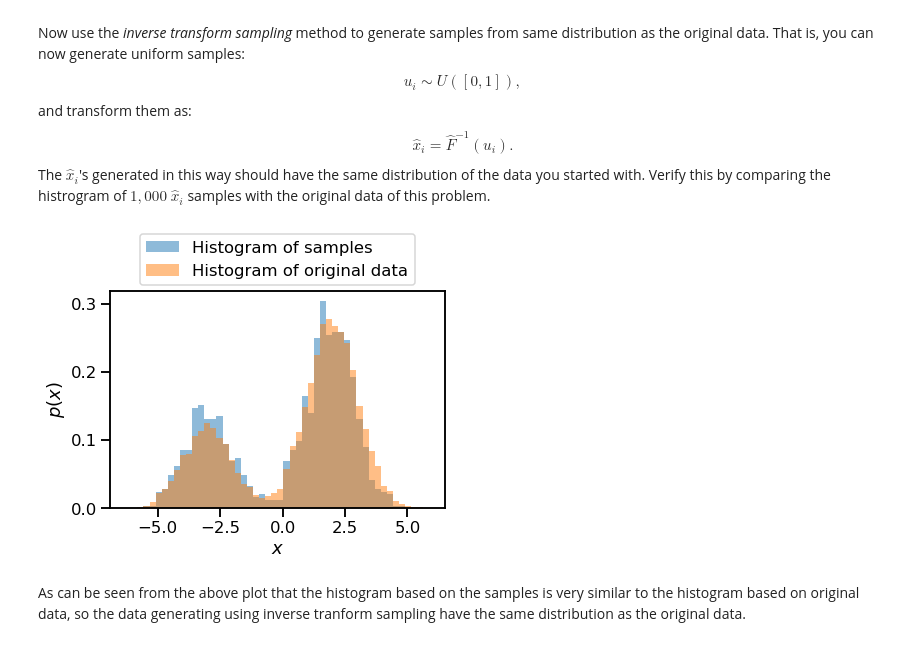
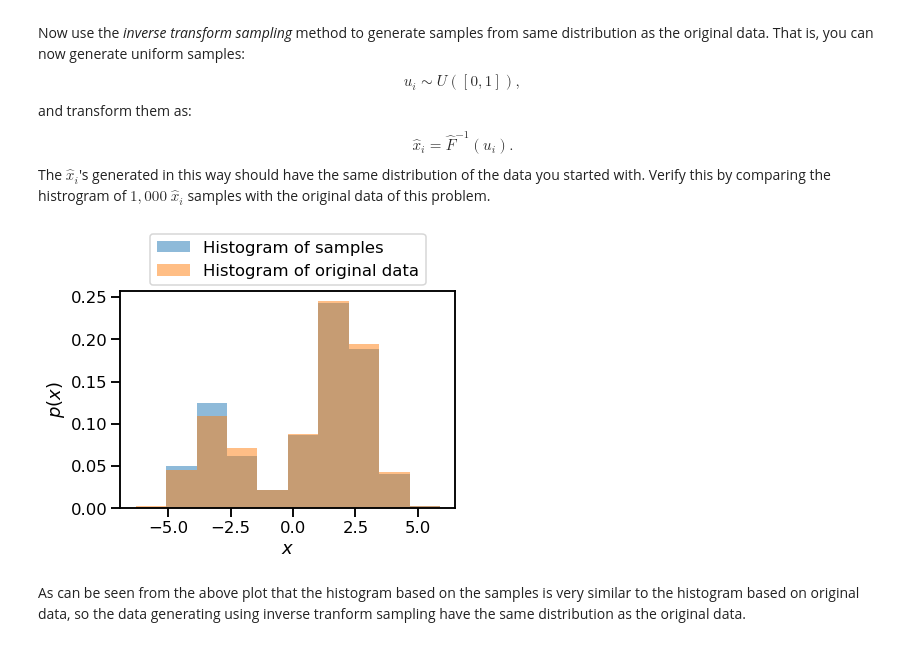
Before and after one commit to dhillonparveen/uq-course, a Jupyter notebook: homeworks/hw_02.ipynb, the cells around one changed output. Cells and saved outputs as stored; diff of their text form; code cells hidden in the pictures.

```diff
--- a/homeworks/hw_02.ipynb
+++ b/homeworks/hw_02.ipynb
@@ -340,20 +340,20 @@ Verify this by comparing the histrogram of $1,000$ $\hat{x}_i$ samples with the
 # %%
 def sample_ECDF():
     u = np.random.rand()
     return myiECDF_base(u)
 
 num_samples = 1000
 xi = [sample_ECDF() for _ in range(num_samples)]
 fig, ax = plt.subplots()
 x_min = data.min()
 x_max = data.max()
-ax.hist(xi, alpha=0.5, density=True, bins=50, range=(x_min,x_max), label='Histogram of samples')
-ax.hist(data, alpha=0.5, density=True, bins=50, range=(x_min,x_max), label='Histogram of original data')
+ax.hist(xi, alpha=0.5, density=True, bins=10, range=(x_min,x_max), label='Histogram of samples')
+ax.hist(data, alpha=0.5, density=True, bins=10, range=(x_min,x_max), label='Histogram of original data')
 ax.set_xlabel('$x$')
 ax.set_ylabel('$p(x)$')
 plt.legend(bbox_to_anchor=(0., 1.14, 1., .16),loc='upper center');
 # %% [output]
-[figure, old version]
+[figure, new version]
 # %% [markdown]
 As can be seen from the above plot that the histogram based on the samples is very similar to the histogram based on original data, so the data generating using inverse tranform sampling have the same distribution as the original data.
 # %% [markdown]
```
Also changed, not shown: parts of 26 cells of this notebook.
